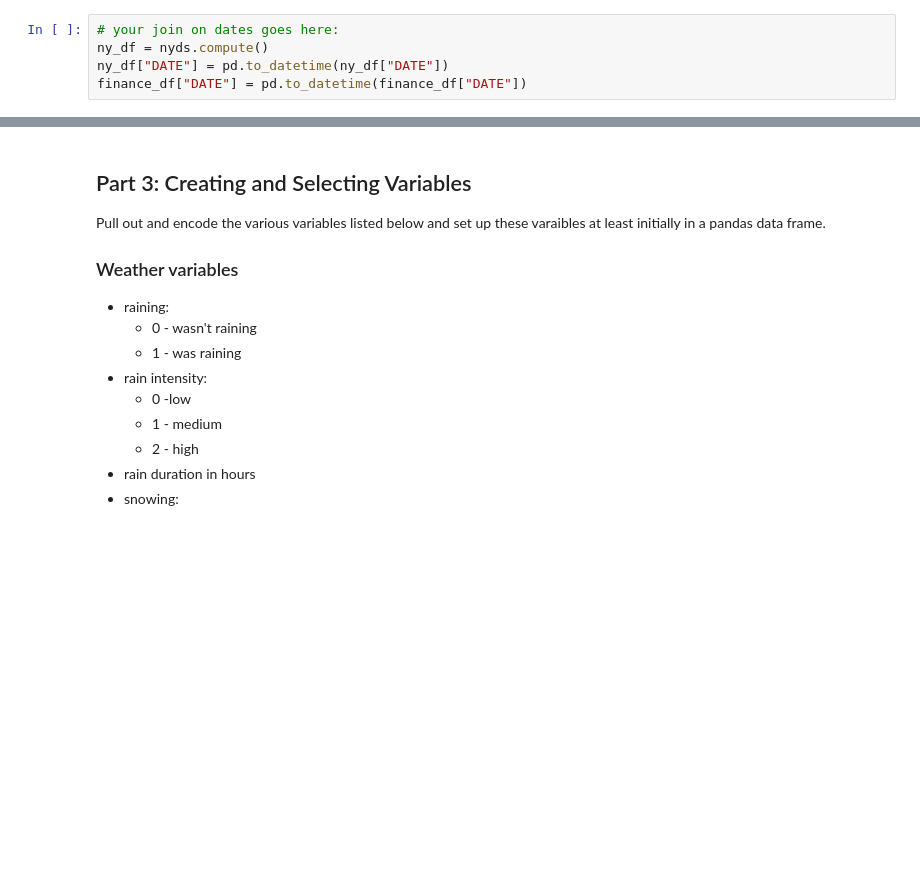
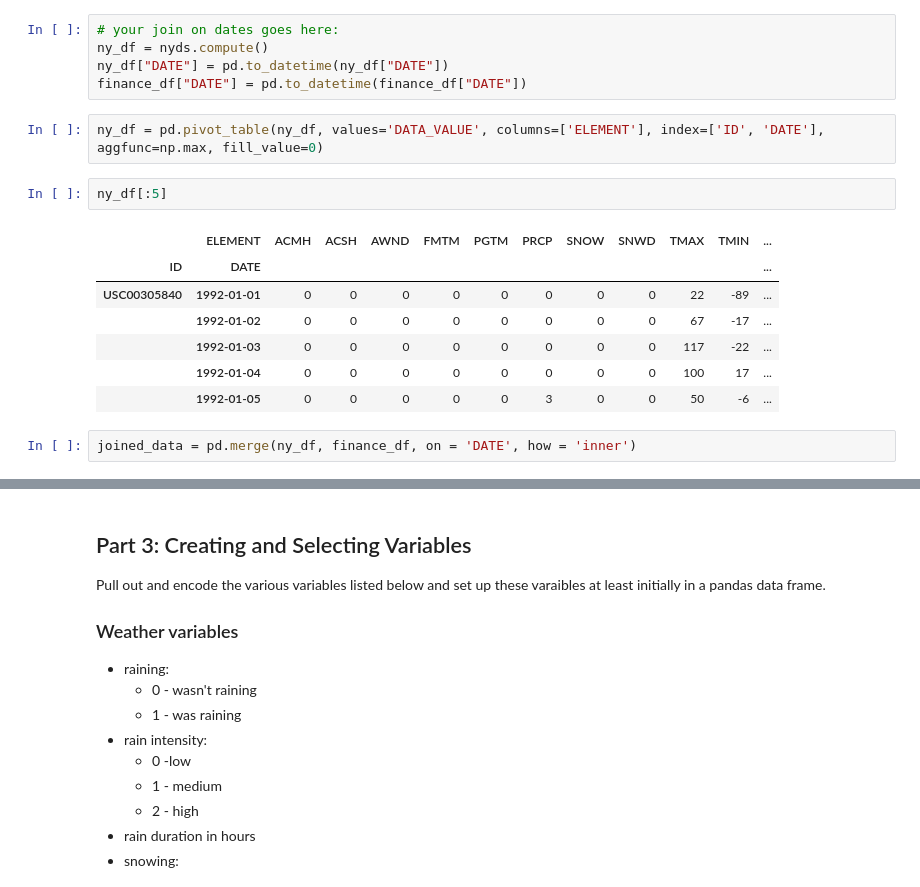
Before and after one commit to tunghoangt/DeepNeuralNet, a Jupyter notebook: HW2/hw2_problem5.ipynb, the cells around one changed output, grey strips where cells are left out. Drawn from its saved outputs; the diff is of its cells as text; blank space fills up the shorter version.

```diff
--- a/HW2/hw2_problem5.ipynb
+++ b/HW2/hw2_problem5.ipynb
@@ -150,3 +160,17 @@ You can do an inner join for the dates from the financial dataset and the new yo
 ny_df = nyds.compute()
 ny_df["DATE"] = pd.to_datetime(ny_df["DATE"])
 finance_df["DATE"] = pd.to_datetime(finance_df["DATE"])
+# %%
+ny_df = pd.pivot_table(ny_df, values='DATA_VALUE', columns=['ELEMENT'], index=['ID', 'DATE'], aggfunc=np.max, fill_value=0)
+# %%
+ny_df[:5]
+# %% [output]
+|  | ELEMENT | ACMH | ACSH | AWND | FMTM | PGTM | PRCP | SNOW | SNWD | TMAX | TMIN | ... |
+| ID | DATE |  |  |  |  |  |  |  |  |  |  | ... |
+| USC00305840 | 1992-01-01 | 0 | 0 | 0 | 0 | 0 | 0 | 0 | 0 | 22 | -89 | ... |
+|  | 1992-01-02 | 0 | 0 | 0 | 0 | 0 | 0 | 0 | 0 | 67 | -17 | ... |
+|  | 1992-01-03 | 0 | 0 | 0 | 0 | 0 | 0 | 0 | 0 | 117 | -22 | ... |
+|  | 1992-01-04 | 0 | 0 | 0 | 0 | 0 | 0 | 0 | 0 | 100 | 17 | ... |
+|  | 1992-01-05 | 0 | 0 | 0 | 0 | 0 | 3 | 0 | 0 | 50 | -6 | ... |
+# %%
+joined_data = pd.merge(ny_df, finance_df, on = 'DATE', how = 'inner')
```
Also changed, not shown: parts of 25 cells of this notebook.
